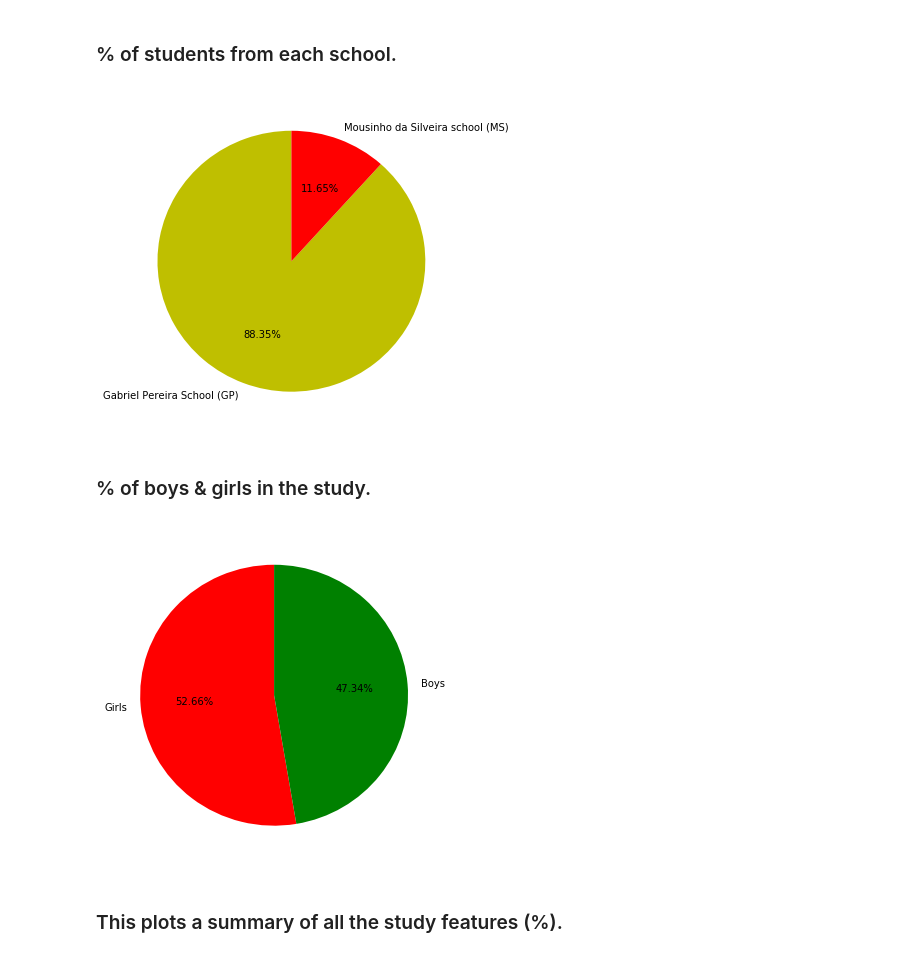
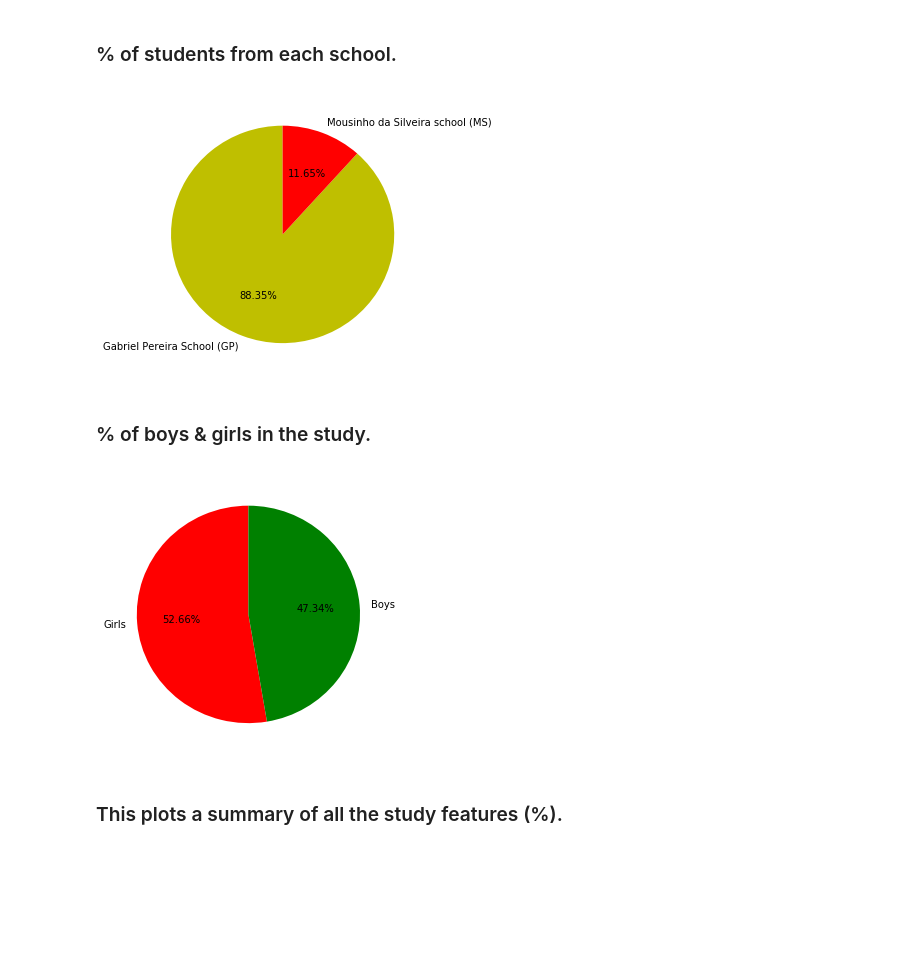
Before and after one commit to jakehoward/project-x, a Jupyter notebook: student_data_final.ipynb, the cells around one changed output. Saved outputs shown, nothing was run; the diff lists cells and outputs as text; code cells hidden in the pictures; blank space fills up the shorter version.

```diff
--- a/student_data_final.ipynb
+++ b/student_data_final.ipynb
@@ -65,27 +66,27 @@ Total number of student records:  395
 # %%
 #total students
 num_total = len(df)
 
 #Number of GP students
 num_gp = df["school"].value_counts()["GP"]
 
 #Number of MS students
 num_ms = df["school"].value_counts()["MS"]
 
 #define pie chart values
 school_figs = [num_gp, num_ms]
-school_name = ['Gabriel Pereira School (GP)', "Mousinho da Silveira school (MS)"]
+school_name = ["Gabriel Pereira School (GP)", "Mousinho da Silveira school (MS)"]
 
 #set pie chart colors
-colors = ['y', 'r']
-plt.pie(school_figs, labels=school_name, colors=colors, startangle=90, autopct='%.2f%%')
+colors = ["y", "r"]
+plt.pie(school_figs, labels=school_name, colors=colors, startangle=90, autopct="%.2f%%")
 
 #change the size of the pie chart.
 fig = plt.gcf()
-fig.set_size_inches(6, 6)
+fig.set_size_inches(5, 5)
 plt.show()
 # %% [output]
-[figure, old version]
+[figure, new version]
 # %% [markdown]
 ### % of boys & girls in the study.
 # %%
@@ -99,18 +100,18 @@ boys = df["sex"].value_counts()["M"]
 
 #define pie chart values
 numbers = [girls, boys]
-name = ['Girls', "Boys"]
+name = ["Girls", "Boys"]
 
 #set pie chart colors
-colors = ['r', 'g']
-plt.pie(numbers, labels=name, colors=colors, startangle=90, autopct='%.2f%%')
+colors = ["r", "g"]
+plt.pie(numbers, labels=name, colors=colors, startangle=90, autopct="%.2f%%")
 
 #change the size of the pie chart.
 fig = plt.gcf()
-fig.set_size_inches(6, 6)
+fig.set_size_inches(5, 5)
 plt.show()
 # %% [output]
-[figure, old version]
+[figure, new version]
 # %% [markdown]
 ### This plots a summary of all the study features (%).
 # %%
```
Also changed, not shown: parts of 22 cells of this notebook.
